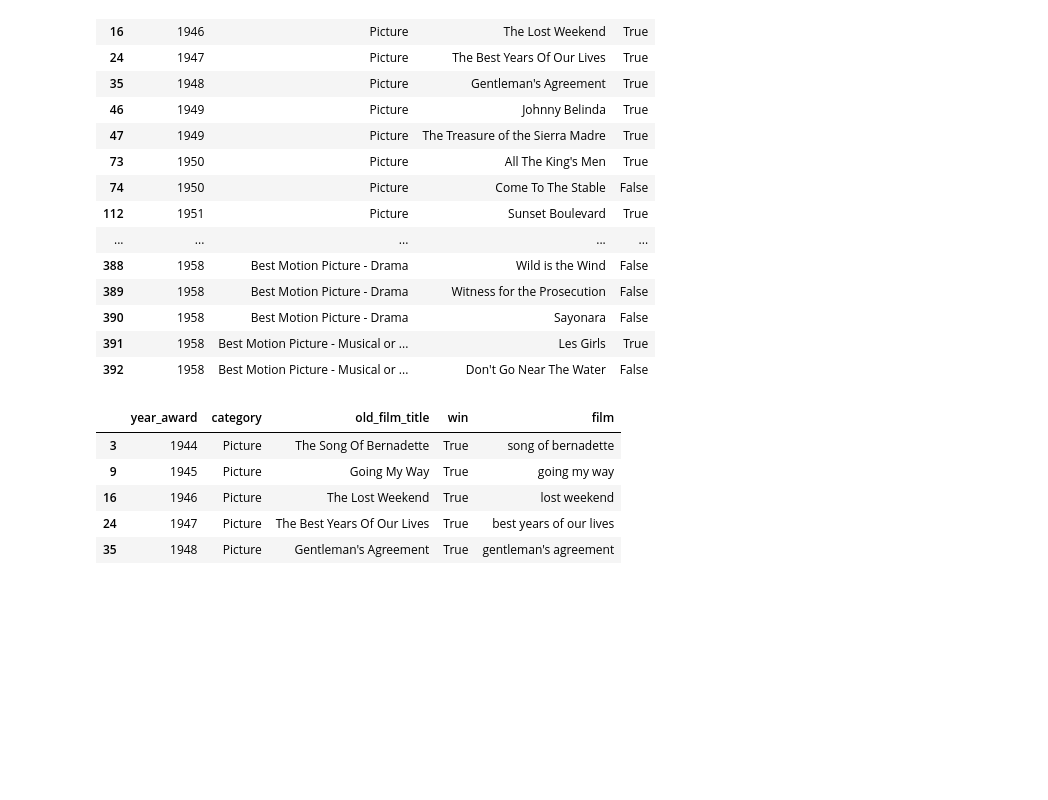
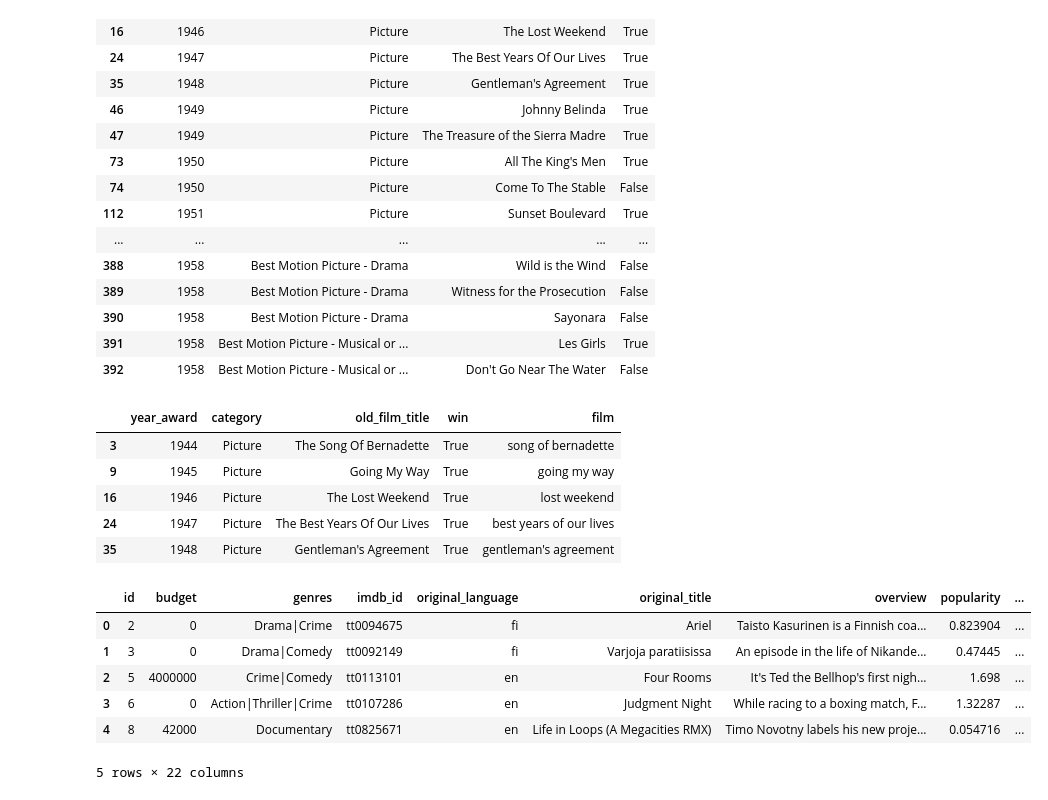
Before and after one commit to dagneycooke/etl_project, a Jupyter notebook: ETL_Project_GG.ipynb, the cells around one changed output. Cells and saved outputs as stored; diff of their text form; code cells hidden in the pictures; blank space fills up the shorter version.

```diff
--- a/ETL_Project_GG.ipynb
+++ b/ETL_Project_GG.ipynb
@@ -101,3 +102,18 @@ movies_only.head()
 | 16 | 1946 | Picture | The Lost Weekend | True | lost weekend |
 | 24 | 1947 | Picture | The Best Years Of Our Lives | True | best years of our lives |
 | 35 | 1948 | Picture | Gentleman's Agreement | True | gentleman's agreement |
+# %%
+# path to Movies csv file
+all_movies_file = "Resources/AllMoviesDetailsCleaned.csv"
+
+# read in Movies csv file
+source_movies_df = pd.read_csv(all_movies_file, sep=';')
+source_movies_df.head()
+# %% [output]
+|  | id | budget | genres | imdb_id | original_language | original_title | overview | popularity | ... |
+| 0 | 2 | 0 | Drama|Crime | tt0094675 | fi | Ariel | Taisto Kasurinen is a Finnish coa... | 0.823904 | ... |
+| 1 | 3 | 0 | Drama|Comedy | tt0092149 | fi | Varjoja paratiisissa | An episode in the life of Nikande... | 0.47445 | ... |
+| 2 | 5 | 4000000 | Crime|Comedy | tt0113101 | en | Four Rooms | It's Ted the Bellhop's first nigh... | 1.698 | ... |
+| 3 | 6 | 0 | Action|Thriller|Crime | tt0107286 | en | Judgment Night | While racing to a boxing match, F... | 1.32287 | ... |
+| 4 | 8 | 42000 | Documentary | tt0825671 | en | Life in Loops (A Megacities RMX) | Timo Novotny labels his new proje... | 0.054716 | ... |
+5 rows × 22 columns
```
Also changed, not shown: parts of 10 cells of this notebook, 1 other file.
